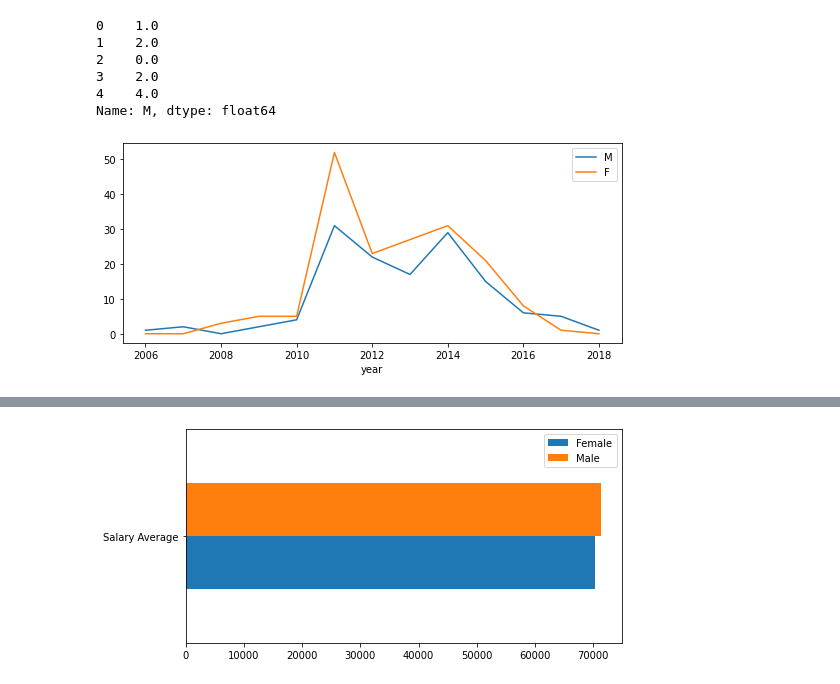
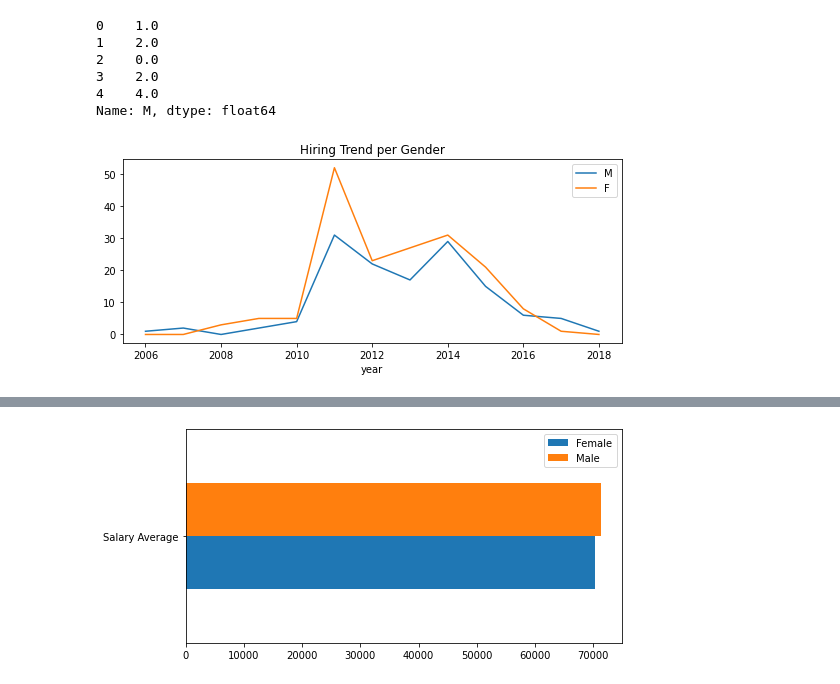
Before and after one commit to rossettifla/HRPythonproject, a Jupyter notebook: Genderdifferencesproject.ipynb, the cells around one changed output, grey strips where cells are left out. Cells and saved outputs as stored; diff of their text form; code cells hidden in the pictures.

```diff
--- a/Genderdifferencesproject.ipynb
+++ b/Genderdifferencesproject.ipynb
@@ -222,10 +188,11 @@ Name: M, dtype: float64
 # %%
 ax = plt.gca()
 
 #use plot() method on the dataframe
-hiring_df.plot( x = 'year' , y = 'M', ax = ax )
-hiring_df.plot( x = 'year' , y = 'F' , ax = ax )
+hiring_df.plot( x = 'year' , y = 'M',  ax = ax )
+hiring_df.plot( x = 'year' , y = 'F' ,  ax = ax)
+ax.set_title('Hiring Trend per Gender')
 
 plt.show()
 # %% [output]
-[figure, old version]
+[figure, new version]
```
Also changed, not shown: parts of 19 cells of this notebook.
